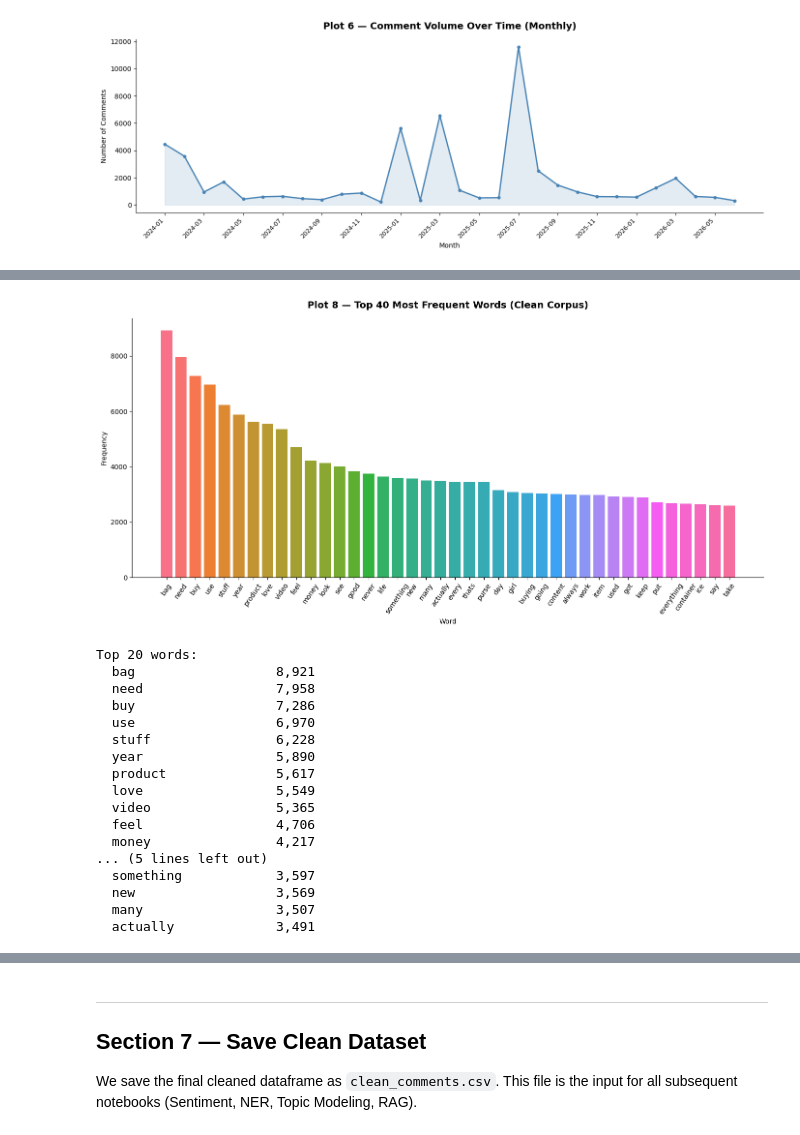
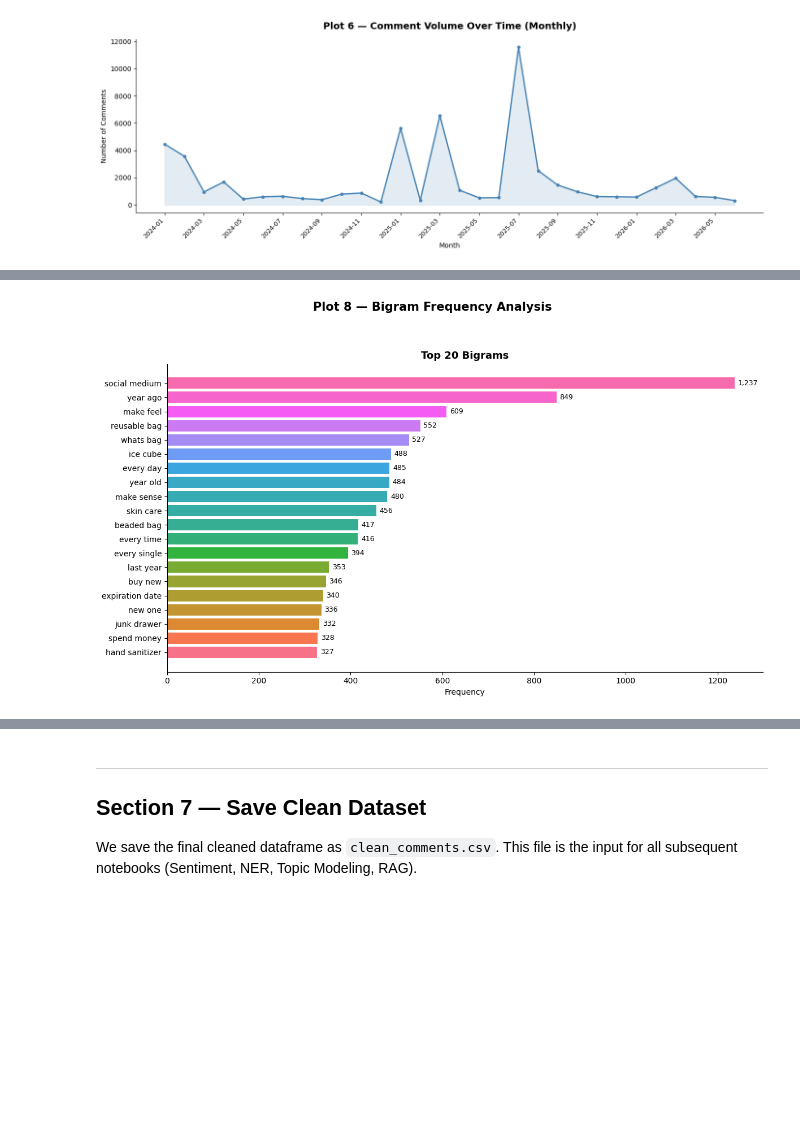
Before and after one commit to sadhgunavarshinie17/csci370-project, a Jupyter notebook: Notebook2_DataCleaning_EDA.ipynb, the cells around one changed output, grey strips where cells are left out. Cells and saved outputs as stored; diff of their text form; code cells hidden in the pictures; blank space fills up the shorter version.

```diff
--- a/Notebook2_DataCleaning_EDA.ipynb
+++ b/Notebook2_DataCleaning_EDA.ipynb
@@ -564,47 +568,39 @@ print(f"Authors with > 10 comments : {(df.groupby('author')['comment_id'].count(
 Top author comment count : 27
 Authors with > 10 comments : 21
-# %%
-# ── Plot 9: Top 40 most frequent words ──────────────────────────────────────
-# Confirms whether topic domain vocabulary (consumerism, spending, products)
-# is genuinely present — validating dataset relevance before topic modeling.
-
-all_words = ' '.join(df['clean_text']).split()
-word_freq  = Counter(all_words)
-top_words  = word_freq.most_common(40)
-
-words, counts = zip(*top_words)
-
-fig, ax = plt.subplots(figsize=(14, 7))
-ax.bar(words, counts, color=sns.color_palette('husl', 40), edgecolor='none')
-ax.set_title('Plot 8 \u2014 Top 40 Most Frequent Words (Clean Corpus)',
-             fontsize=14, fontweight='bold', pad=15)
-ax.set_xlabel('Word')
-ax.set_ylabel('Frequency')
-ax.tick_params(axis='x', rotation=55)
-plt.tight_layout()
-plt.savefig('eda_08_word_frequency.png', dpi=150, bbox_inches='tight')
-plt.show()
-
-print("Top 20 words:")
-for w, c in top_words[:20]:
-    print(f"  {w:<20} {c:,}")
-# %% [output]
-[figure, removed]
-Top 20 words:
-  bag                  8,921
-  need                 7,958
-  buy                  7,286
-  use                  6,970
-  stuff                6,228
-  year                 5,890
-  product              5,617
-  love                 5,549
-  video                5,365
-  feel                 4,706
-  money                4,217
-... (5 lines left out)
-  something            3,597
-  new                  3,569
-  many                 3,507
-  actually             3,491
+# %%
+# ── Plot 9: Bigram Frequency Analysis ─────────────────────────────
+# Phrase-level validation of the corpus, revealing consumer language patterns
+# before topic modeling.
+from nltk.util import ngrams
+
+def get_ngrams(corpus, n):
+    all_ngrams = []
+    for text in corpus:
+        tokens = text.split()
+        all_ngrams.extend(ngrams(tokens, n))
+    return Counter(all_ngrams)
+
+bigram_freq = get_ngrams(df['clean_text'], 2)
+top_bigrams = bigram_freq.most_common(20)
+
+fig, ax = plt.subplots(figsize=(12, 7))
+
+labels = [' '.join(ng) for ng, _ in top_bigrams]
+counts = [c for _, c in top_bigrams]
+bars = ax.barh(labels[::-1], counts[::-1],
+               color=sns.color_palette('husl', 20), edgecolor='none')
+ax.bar_label(bars, labels=[f'{c:,}' for c in counts[::-1]], padding=4, fontsize=9)
+ax.set_title('Top 20 Bigrams', fontsize=13, fontweight='bold')
+ax.set_xlabel('Frequency')
+ax.tick_params(axis='y', labelsize=10)
+
+plt.suptitle(
+    'Plot 8 — Bigram Frequency Analysis\n',
+    fontsize=15, fontweight='bold', y=1.02
+)
+plt.tight_layout()
+plt.savefig('eda_08_bigram_frequency.png', dpi=150, bbox_inches='tight')
+plt.show()
+# %% [output]
+[figure, added]
 # %%
```
Also changed, not shown: parts of 13 cells of this notebook, 10 other files.
